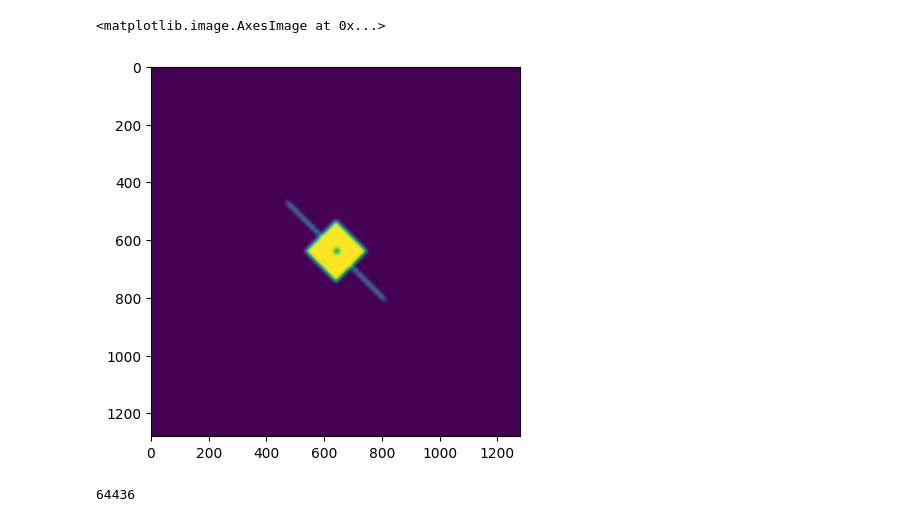
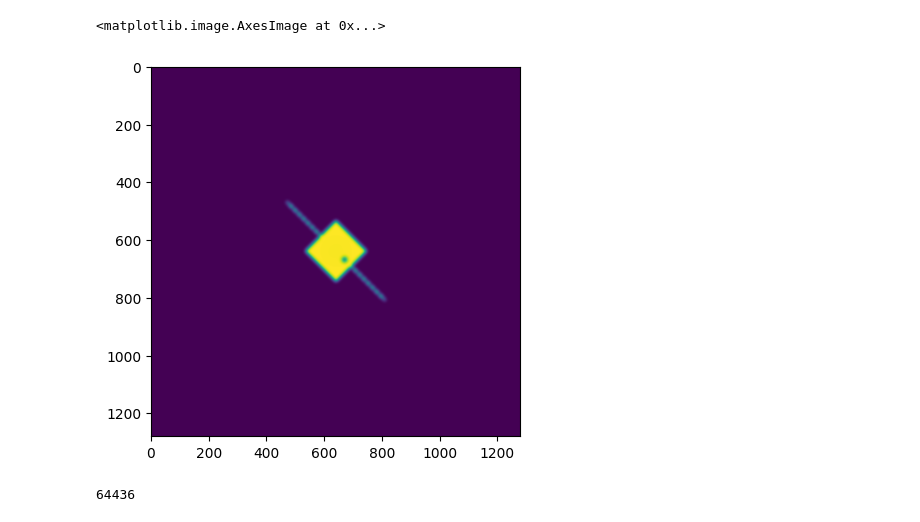
Before and after one commit to crcrewso/FauxPID, a Jupyter notebook: src/linacdicomimagesuite/create_image.ipynb, the cells around one changed output. Drawn from its saved outputs; the diff is of its cells as text; code cells hidden in the pictures.

Commit message:
Added image options docs and some winston lutz

```diff
--- a/src/linacdicomimagesuite/create_image.ipynb
+++ b/src/linacdicomimagesuite/create_image.ipynb
@@ -87,35 +87,35 @@ simulator_instance.add_layer(layers.FilteredFieldLayer(
         cax_offset_mm=(0, 0)
     ))
 simulator_instance.add_layer(layers.PerfectFieldLayer(field_size_mm=(56, 2), alpha=0.5, cax_offset_mm=(53, 0)))
 simulator_instance.add_layer(layers.PerfectFieldLayer(field_size_mm=(56, 2), alpha=0.5, cax_offset_mm=(-53, 0)))
 initial_offset = 25
 for i in range(0, 8):
     step_size = 7
     offset = (initial_offset + i * step_size, 0)
     simulator_instance.add_layer(
         layers.PerfectBBLayer(
             bb_size_mm=3,
             alpha=0.5,
             cax_offset_mm=offset
         )
     )
     simulator_instance.add_layer(
         layers.PerfectBBLayer(
             bb_size_mm=3,
             alpha=0.5,
             cax_offset_mm=(-1 * offset[0], offset[1])
         )
     )
 simulator_instance.image = ndimage.rotate(simulator_instance.image, 45, reshape=False, mode='nearest')
-simulator_instance.add_layer(layers.PerfectBBLayer(alpha=-0.5, bb_size_mm=6, cax_offset_mm=(0, 1)))
+simulator_instance.add_layer(layers.PerfectBBLayer(alpha=-0.5, bb_size_mm=6, cax_offset_mm=(10, 10)))
 simulator_instance.add_layer(layers.RandomNoiseLayer())
 simulator_instance.add_layer(layers.GaussianFilterLayer(sigma_mm=2))
 simulator_instance.generate_dicom(file_out_name=file_path, gantry_angle=0)
 plt.imsave(file_path.with_suffix('.png'), simulator_instance.image)
 plt.imshow(simulator_instance.image)
 # %% [output]
 <matplotlib.image.AxesImage at 0x...>
-[figure, old version]
+[figure, new version]
 # %%
 field_layers = [
     layers.FilteredFieldLayer(
```
Also changed, not shown: 2 other files.
